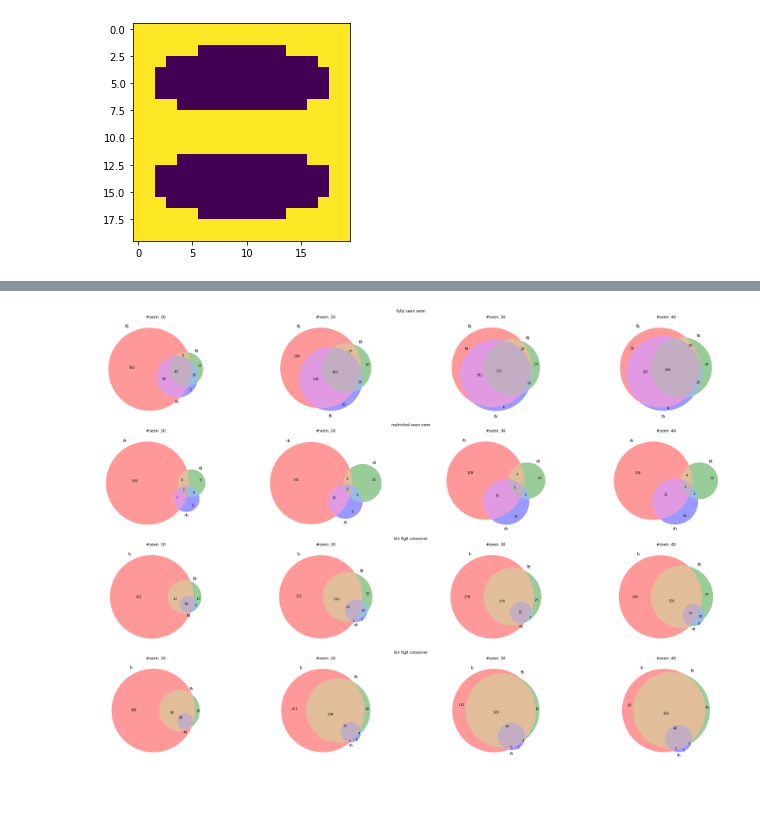
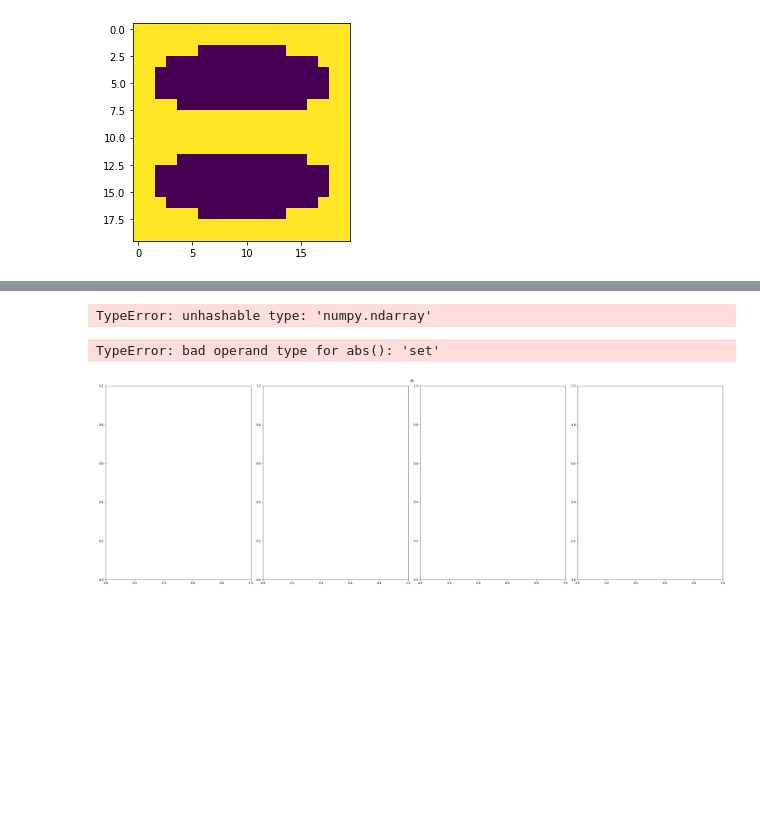
Before and after one commit to avicooper1/OOD_Orientation_Generalization, a Jupyter notebook: notebooks/network_analysis.ipynb, the cells around one changed output, grey strips where cells are left out. Drawn from its saved outputs; the diff is of its cells as text; code cells hidden in the pictures.

```diff
--- a/notebooks/network_analysis.ipynb
+++ b/notebooks/network_analysis.ipynb
@@ -22,0 +41,2 @@ ExpData.get_experiments(319).training_category
+# %%
+exps_frames = pd.concat([get_exps_frame(exp_iter) for exp_iter in range(1, 4)]).reset_index()
@@ -22,0 +173,36 @@ ExpData.get_experiments(319).training_category
+# %%
+# exp = exps_frames.iloc[3]
+# exp_dataclass = ExpData.get_experiments(exp.job_id)
+
+# image_activations = np.load(exp_dataclass.image_activations)
+
+# rd = RotationDataset(exp_dataclass)
+# df = pd.read_csv(rd.testing.full.path.merged_annotation_path())
+# df['model_code'] = df.model_name.astype(CategoricalDtype(categories=df.model_name.unique(),ordered=True)).cat.codes
+
+# bin_range = bin_ranges[e.pred_model_i]
+# augment_model_mask = np.load(exps_frames[exps_frames.job_id == (((e.job_id // 8) + 1) * 8) - 1].iloc[0].eval_heatmap) > 0.7
+# pred_model_ranges = cubelet_ranges[~augment_model_mask]
+
+# pred_models_mask_ranges[e.pred_model_i]
+
+df['in_bin'] = df.object_x.between(*bin_range[0]) & df.object_y.between(*bin_range[1]) & df.object_z.between(*bin_range[2])
+df['in_hole'] = functools.reduce(lambda a, b: a | df.object_x.between(*b[0]) & df.object_y.between(*b[1]) & df.object_z.between(*b[2]), pred_model_ranges, True)
+df['in_fig8'] = ~df.in_bin & ~df.in_hole
+
+df['paradigm_type'] = df.model_name.isin(rd.training_models).apply(lambda x: ['testing', 'training'][x])
+df['pattern'] = (df.in_bin + (df.in_hole * 2) + (df.in_fig8 * 3)).apply(lambda x: ['none', 'bin', 'hole', 'fig8'][x])
+
+norm_image_activations = image_activations / np.max(image_activations, axis=0)
+
+THRESHOLD = 0.2
+
+pre_transformed_activations = np.zeros((50, 512))
+for name, group in df[df.in_bin].groupby('model_name'):
+    pre_transformed_activations[group.model_code.iloc[0]] = np.mean(norm_image_activations[group.index], axis=0)
+
+pre_transformed_activations_per_image = pre_transformed_activations[df.model_code]
+
+image_invariances = 1 - np.abs((norm_image_activations - pre_transformed_activations_per_image) / (norm_image_activations + pre_transformed_activations_per_image))
+
+image_invariances_thresholded = np.where((norm_image_activations > THRESHOLD) | (pre_transformed_activations_per_image > THRESHOLD), image_invariances, np.nan)
@@ -318,24 +515,29 @@ def set_venn_scale(ax, true_area, reference_area=300):
     s = np.sqrt(float(reference_area)/true_area)
     ax.set_xlim(-s, s)
     ax.set_ylim(-s, s)
+# %%
+venn2([set(np.argwhere(results[0][fb])), set(np.argwhere(results[0][f8]))])
+# %% [output]
+TypeError: unhashable type: 'numpy.ndarray'
 # %%
 plt.close('all')
 
 fig = plt.figure(constrained_layout=True, figsize=(30, 20))
 
 subfigs = fig.subfigures(nrows=len(diagrams), ncols=1)
 for subfig, diagram in zip(subfigs, diagrams):
     subfig.suptitle(diagram[1])
 
     axes = subfig.subplots(1, 4)
 
     for x in range(4):
-        venn3([results[x][g] for g in diagram[0]], set_labels=[g for g in diagram[0]], ax=axes[x])
+        venn3([set(np.argwhere(results[x][g]).flatten()) for g in diagrams[0]], set_labels=[g for g in diagrams[0]], ax=axes[x])
         axes[x].set(title=f'#seen: {(x + 1) * 10}')
         # from matplotlib_venn._venn3 import compute_venn3_subsets
         # set_venn_scale(axes[x], sum(compute_venn3_subsets(*[results[x][g] for g in diagrams[0][0]])))
 # %% [output]
+TypeError: bad operand type for abs(): 'set'
-[figure, old version]
+[figure, new version]
 # %%
 plt.close('all')
 
```
Also changed, not shown: parts of 33 cells of this notebook, 10 other files.
